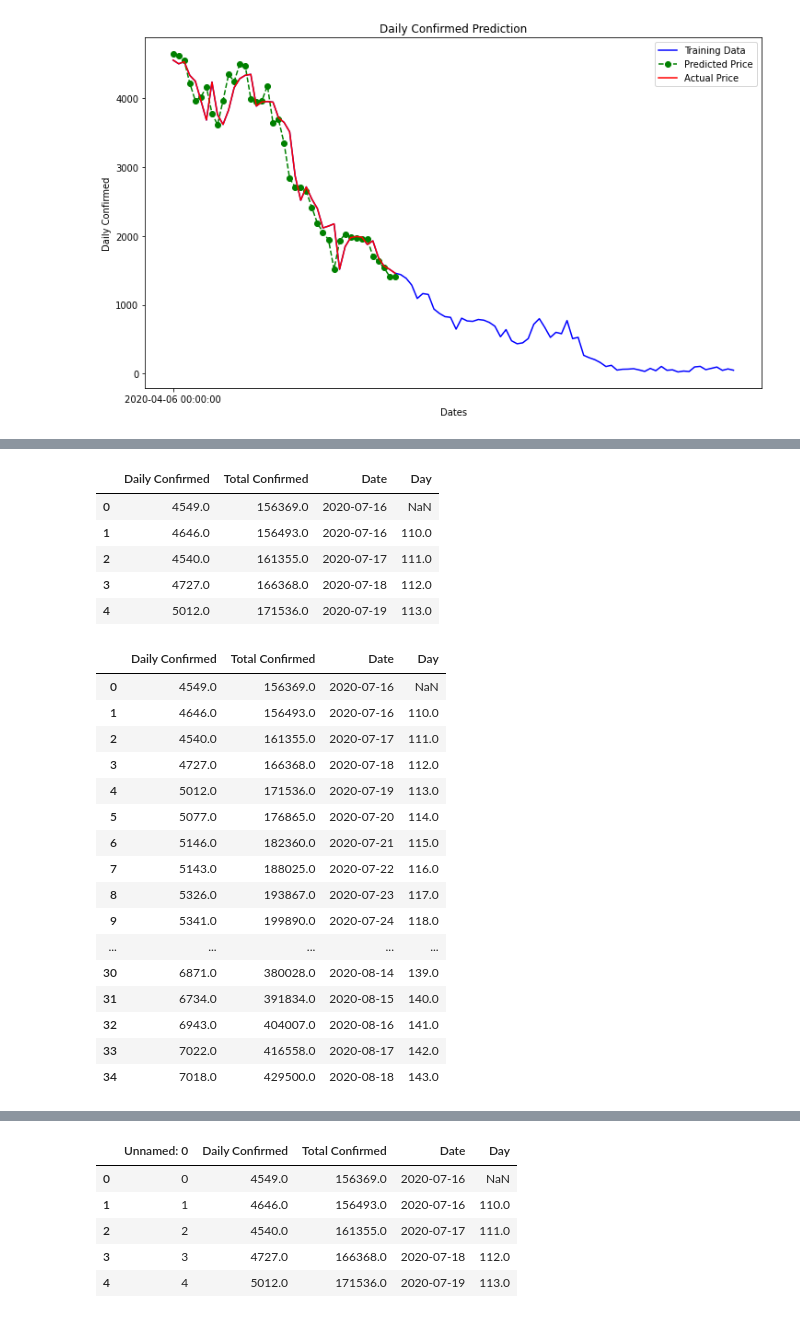
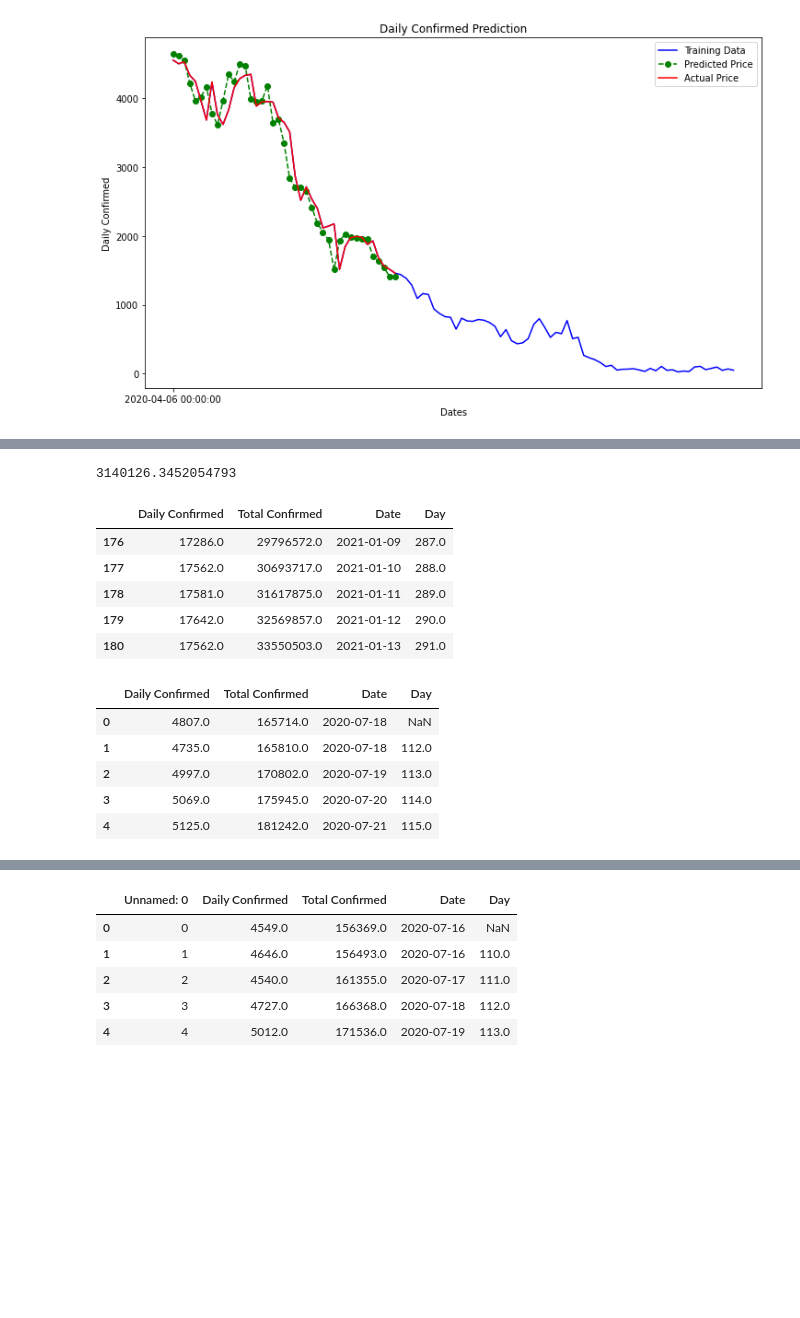
Before and after one commit to skbhere/COVID-19-Case-Forecasting, a Jupyter notebook: 01_TN.ipynb, the cells around one changed output, grey strips where cells are left out. Cells and saved outputs as stored; diff of their text form; code cells hidden in the pictures; blank space fills up the shorter version.

```diff
--- a/01_TN.ipynb
+++ b/01_TN.ipynb
@@ -222,5 +222,16 @@ coefficient of determination for Daily Confirmed  15.120265619815143
+# %%
+coeff = reg1.coef_
+const = reg1.intercept_
+coeff , const
+val = 68000000
+val = val /2
+days = (val  - const) / coeff
+days= int(days)
+days / 365
+# %% [output]
+3140126.3452054793
 # %%
-drange = 35
+drange = 180
 start =len(df) +1
 dval = np.arange(start,start+drange,1)
 dval= np.array(dval)
@@ -276,34 +287,23 @@ dict = {
 final = pd.DataFrame(dict)
 final = pd.concat([new_row, final]).reset_index(drop = True)
 final['Date'] = pd.to_datetime(final['Date'])
-final.head(5)
+final.tail(5)
 # %% [output]
 |  | Daily Confirmed | Total Confirmed | Date | Day |
-| 0 | 4549.0 | 156369.0 | 2020-07-16 | NaN |
-| 1 | 4646.0 | 156493.0 | 2020-07-16 | 110.0 |
-| 2 | 4540.0 | 161355.0 | 2020-07-17 | 111.0 |
-| 3 | 4727.0 | 166368.0 | 2020-07-18 | 112.0 |
-| 4 | 5012.0 | 171536.0 | 2020-07-19 | 113.0 |
+| 176 | 17286.0 | 29796572.0 | 2021-01-09 | 287.0 |
+| 177 | 17562.0 | 30693717.0 | 2021-01-10 | 288.0 |
+| 178 | 17581.0 | 31617875.0 | 2021-01-11 | 289.0 |
+| 179 | 17642.0 | 32569857.0 | 2021-01-12 | 290.0 |
+| 180 | 17562.0 | 33550503.0 | 2021-01-13 | 291.0 |
 # %%
-final.head(35)
+final.head(5)
 # %% [output]
 |  | Daily Confirmed | Total Confirmed | Date | Day |
-| 0 | 4549.0 | 156369.0 | 2020-07-16 | NaN |
-| 1 | 4646.0 | 156493.0 | 2020-07-16 | 110.0 |
-| 2 | 4540.0 | 161355.0 | 2020-07-17 | 111.0 |
-| 3 | 4727.0 | 166368.0 | 2020-07-18 | 112.0 |
-| 4 | 5012.0 | 171536.0 | 2020-07-19 | 113.0 |
-| 5 | 5077.0 | 176865.0 | 2020-07-20 | 114.0 |
-| 6 | 5146.0 | 182360.0 | 2020-07-21 | 115.0 |
-| 7 | 5143.0 | 188025.0 | 2020-07-22 | 116.0 |
-| 8 | 5326.0 | 193867.0 | 2020-07-23 | 117.0 |
-| 9 | 5341.0 | 199890.0 | 2020-07-24 | 118.0 |
-| ... | ... | ... | ... | ... |
-| 30 | 6871.0 | 380028.0 | 2020-08-14 | 139.0 |
-| 31 | 6734.0 | 391834.0 | 2020-08-15 | 140.0 |
-| 32 | 6943.0 | 404007.0 | 2020-08-16 | 141.0 |
-| 33 | 7022.0 | 416558.0 | 2020-08-17 | 142.0 |
-| 34 | 7018.0 | 429500.0 | 2020-08-18 | 143.0 |
+| 0 | 4807.0 | 165714.0 | 2020-07-18 | NaN |
+| 1 | 4735.0 | 165810.0 | 2020-07-18 | 112.0 |
+| 2 | 4997.0 | 170802.0 | 2020-07-19 | 113.0 |
+| 3 | 5069.0 | 175945.0 | 2020-07-20 | 114.0 |
+| 4 | 5125.0 | 181242.0 | 2020-07-21 | 115.0 |
 # %%
 %matplotlib inline
 import matplotlib.pyplot as plt
```
Also changed, not shown: parts of 11 cells of this notebook.
